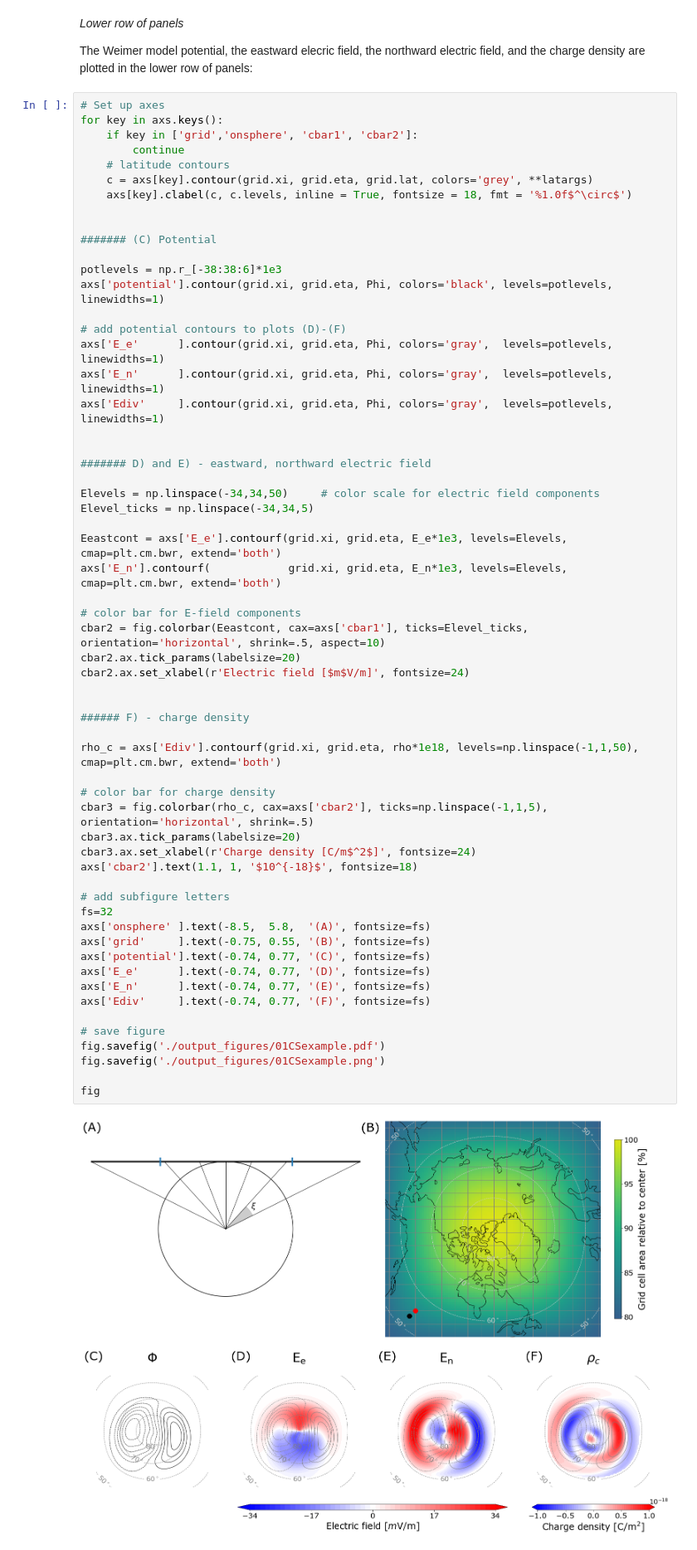
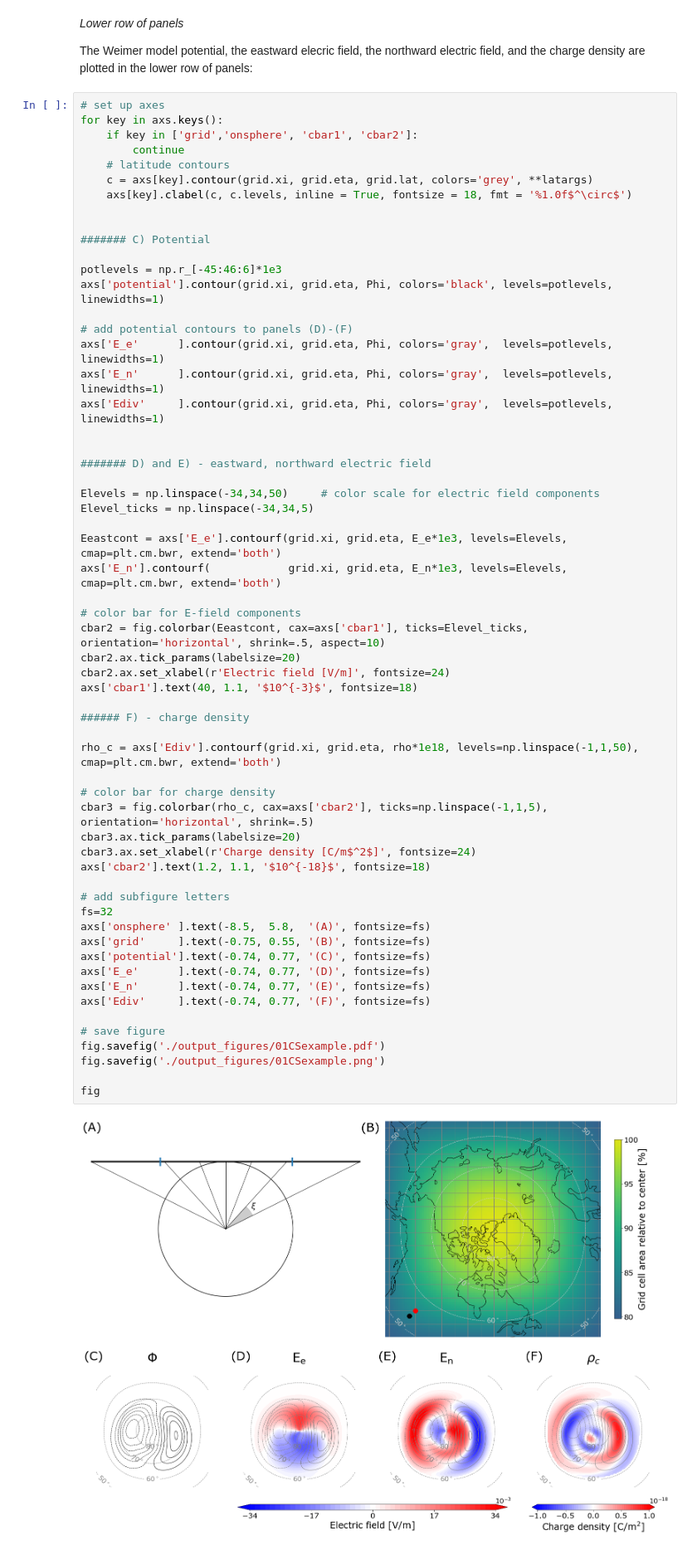
Before and after one commit to klaundal/lompe, a Jupyter notebook: examples/code_paper_figures/01_cubed_sphere_weimer_potential.ipynb, the cells around one changed output. Shown at 83% size. Drawn from its saved outputs; the diff is of its cells as text.

```diff
--- a/examples/code_paper_figures/01_cubed_sphere_weimer_potential.ipynb
+++ b/examples/code_paper_figures/01_cubed_sphere_weimer_potential.ipynb
@@ -239,7 +235,7 @@ _*Lower row of panels*_
 
 The Weimer model potential, the eastward elecric field, the northward electric field, and the charge density are plotted in the lower row of panels:
 # %%
-# Set up axes
+# set up axes
 for key in axs.keys():
     if key in ['grid','onsphere', 'cbar1', 'cbar2']:
         continue
@@ -248,12 +244,12 @@ for key in axs.keys():
     axs[key].clabel(c, c.levels, inline = True, fontsize = 18, fmt = '%1.0f$^\circ$')
 
 
-####### (C) Potential
+####### C) Potential
 
-potlevels = np.r_[-38:38:6]*1e3
+potlevels = np.r_[-45:46:6]*1e3
 axs['potential'].contour(grid.xi, grid.eta, Phi, colors='black', levels=potlevels, linewidths=1)
 
-# add potential contours to plots (D)-(F)
+# add potential contours to panels (D)-(F)
 axs['E_e'      ].contour(grid.xi, grid.eta, Phi, colors='gray',  levels=potlevels, linewidths=1)
 axs['E_n'      ].contour(grid.xi, grid.eta, Phi, colors='gray',  levels=potlevels, linewidths=1)
 axs['Ediv'     ].contour(grid.xi, grid.eta, Phi, colors='gray',  levels=potlevels, linewidths=1)
@@ -268,35 +264,35 @@ Eeastcont = axs['E_e'].contourf(grid.xi, grid.eta, E_e*1e3, levels=Elevels, cmap
 axs['E_n'].contourf(            grid.xi, grid.eta, E_n*1e3, levels=Elevels, cmap=plt.cm.bwr, extend='both')
 
 # color bar for E-field components
 cbar2 = fig.colorbar(Eeastcont, cax=axs['cbar1'], ticks=Elevel_ticks, orientation='horizontal', shrink=.5, aspect=10)
 cbar2.ax.tick_params(labelsize=20)
-cbar2.ax.set_xlabel(r'Electric field [$m$V/m]', fontsize=24)
-
+cbar2.ax.set_xlabel(r'Electric field [V/m]', fontsize=24)
+axs['cbar1'].text(40, 1.1, '$10^{-3}$', fontsize=18)
 
 ###### F) - charge density
 
 rho_c = axs['Ediv'].contourf(grid.xi, grid.eta, rho*1e18, levels=np.linspace(-1,1,50), cmap=plt.cm.bwr, extend='both')
 
 # color bar for charge density
 cbar3 = fig.colorbar(rho_c, cax=axs['cbar2'], ticks=np.linspace(-1,1,5), orientation='horizontal', shrink=.5)
 cbar3.ax.tick_params(labelsize=20)
 cbar3.ax.set_xlabel(r'Charge density [C/m$^2$]', fontsize=24)
-axs['cbar2'].text(1.1, 1, '$10^{-18}$', fontsize=18)
+axs['cbar2'].text(1.2, 1.1, '$10^{-18}$', fontsize=18)
 
 # add subfigure letters
 fs=32
 axs['onsphere' ].text(-8.5,  5.8,  '(A)', fontsize=fs)
 axs['grid'     ].text(-0.75, 0.55, '(B)', fontsize=fs)
 axs['potential'].text(-0.74, 0.77, '(C)', fontsize=fs)
 axs['E_e'      ].text(-0.74, 0.77, '(D)', fontsize=fs)
 axs['E_n'      ].text(-0.74, 0.77, '(E)', fontsize=fs)
 axs['Ediv'     ].text(-0.74, 0.77, '(F)', fontsize=fs)
 
 # save figure
 fig.savefig('./output_figures/01CSexample.pdf')
 fig.savefig('./output_figures/01CSexample.png')
 
 fig
 # %% [output]
-[figure, old version]
+[figure, new version]
 # %% [markdown]
```
Also changed, not shown: parts of 10 cells of this notebook, 21 other files.
